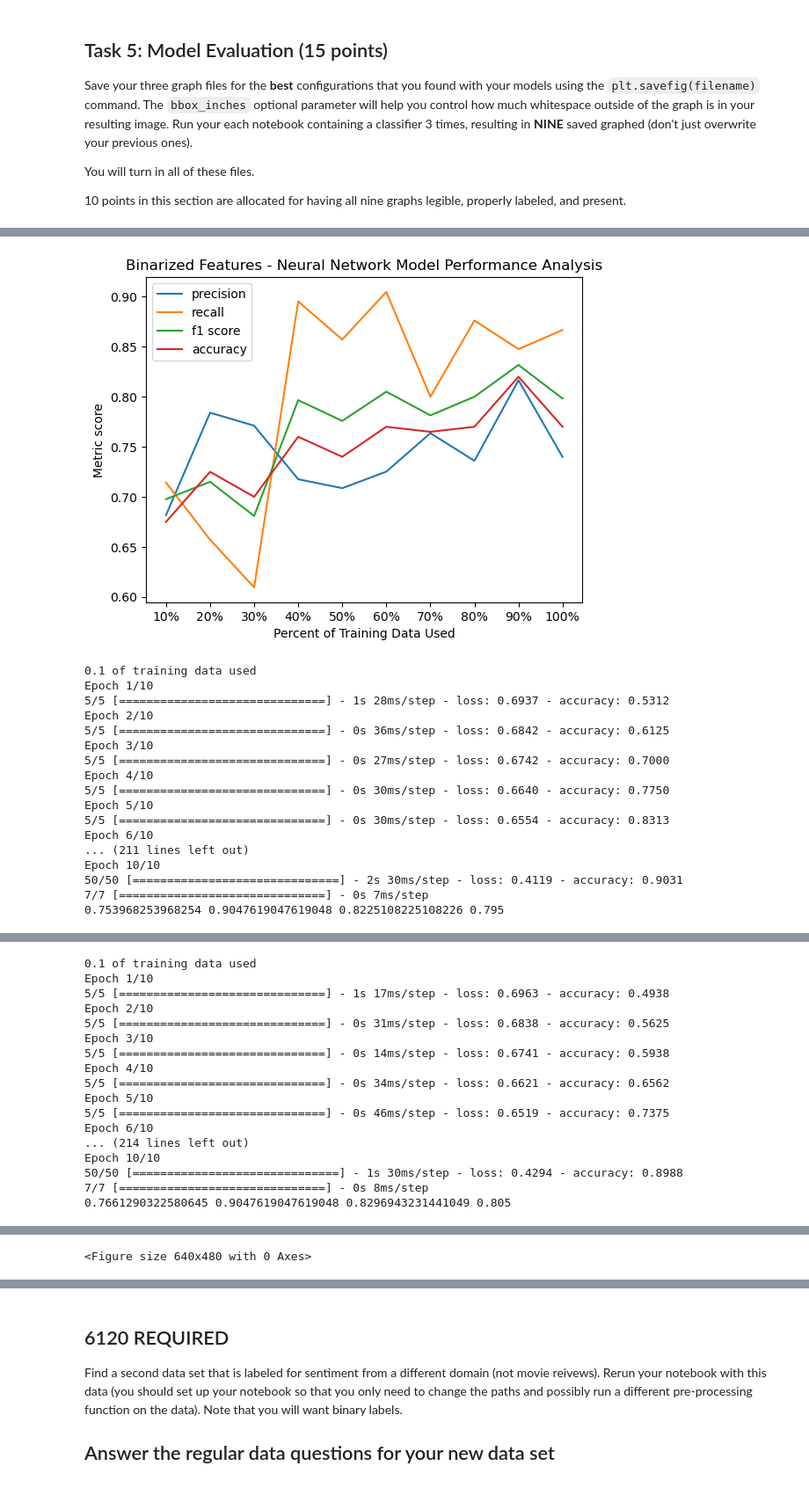
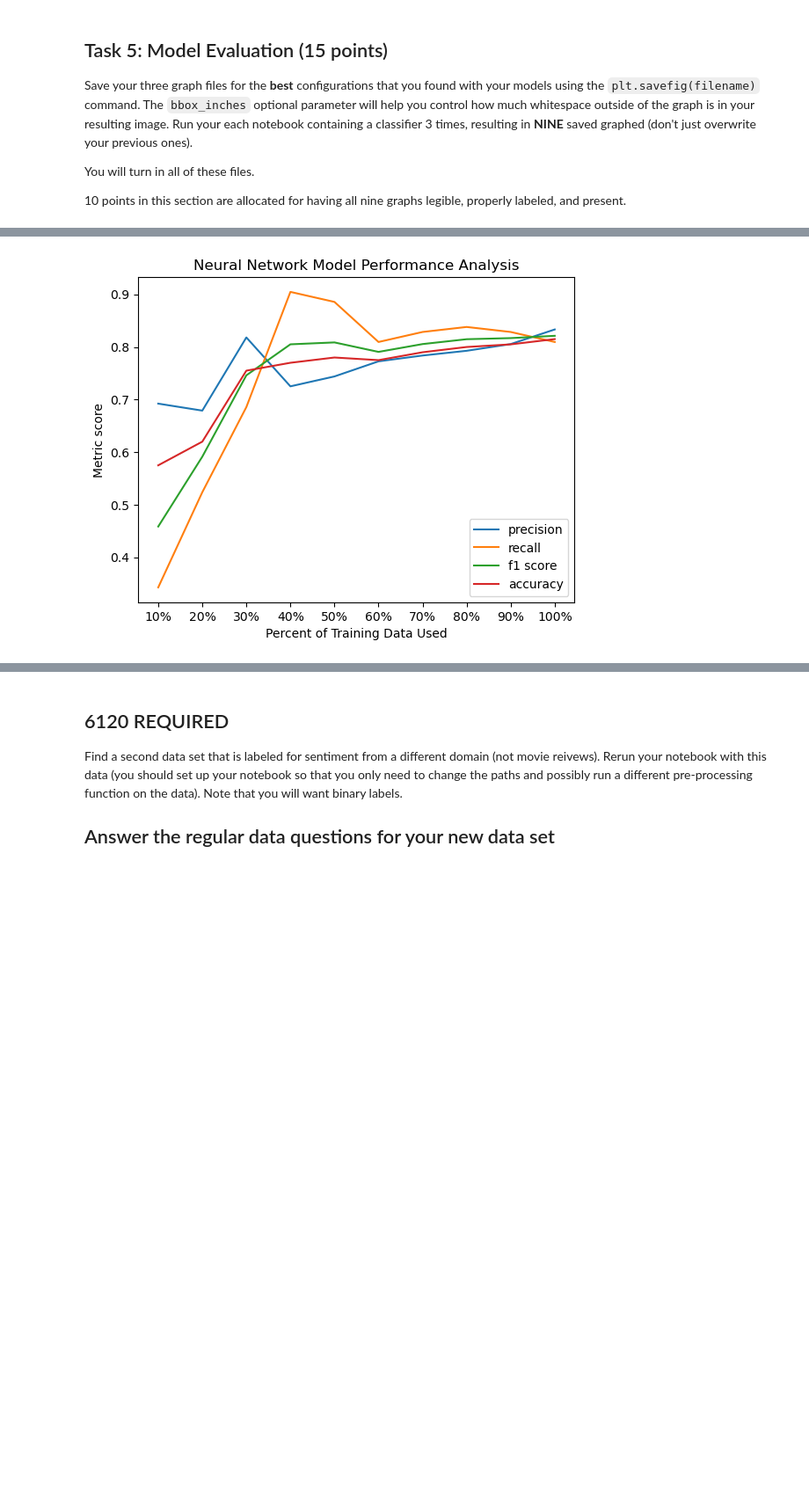
Before and after one commit to gellerjulia/CS4120_Homework4_Sentiment_Analysis, a Jupyter notebook: sentiment_task015.ipynb, the cells around one changed output, grey strips where cells are left out. Shown: that part at 88% size. Drawn from its saved outputs; the diff is of its cells as text; code cells hidden in the pictures; blank space fills up the shorter version.

```diff
--- a/sentiment_task015.ipynb
+++ b/sentiment_task015.ipynb
@@ -403,7 +315,7 @@ sutils.create_training_graph(sutils.log_reg_metrics, log_reg_train_feats, log_re
 nn_train_feats = [(x, y) for x,y in zip(X_train_CV_binary, y_train)]
 nn_dev_feats = [(x, y) for x,y in zip(X_dev_CV_binary, y_dev)]
 
-sutils.create_training_graph(sutils.neural_net_metrics, nn_train_feats, nn_dev_feats, 'Binarized Features - Neural Network', 'Neural_Network_Final_1', num_epochs=10, verbose=True)
-sutils.create_training_graph(sutils.neural_net_metrics, nn_train_feats, nn_dev_feats, 'Binarized Features - Neural Network', 'Neural_Network_Final_2', num_epochs=10, verbose=True)
-sutils.create_training_graph(sutils.neural_net_metrics, nn_train_feats, nn_dev_feats, 'Binarized Features - Neural Network', 'Neural_Network_Final_3', num_epochs=10, verbose=True)
+sutils.create_training_graph(sutils.neural_net_metrics, nn_train_feats, nn_dev_feats, 'Neural Network', 'Neural_Network_Final_1.png', num_epochs=10, verbose=True, neural_net_verbose=False)
+sutils.create_training_graph(sutils.neural_net_metrics, nn_train_feats, nn_dev_feats, 'Neural Network', 'Neural_Network_Final_2.png', num_epochs=10, neural_net_verbose=False)
+sutils.create_training_graph(sutils.neural_net_metrics, nn_train_feats, nn_dev_feats, 'Neural Network', 'Neural_Network_Final_3.png', num_epochs=10, neural_net_verbose=False)
 # %% [output]
@@ -427,18 +339 @@ Epoch 10/10
-[figure, old version]
+[figure, new version]
-0.1 of training data used
-Epoch 1/10
-5/5 [==============================] - 1s 28ms/step - loss: 0.6937 - accuracy: 0.5312
-Epoch 2/10
-5/5 [==============================] - 0s 36ms/step - loss: 0.6842 - accuracy: 0.6125
-Epoch 3/10
-5/5 [==============================] - 0s 27ms/step - loss: 0.6742 - accuracy: 0.7000
-Epoch 4/10
-5/5 [==============================] - 0s 30ms/step - loss: 0.6640 - accuracy: 0.7750
-Epoch 5/10
-5/5 [==============================] - 0s 30ms/step - loss: 0.6554 - accuracy: 0.8313
-Epoch 6/10
-... (211 lines left out)
-Epoch 10/10
-50/50 [==============================] - 2s 30ms/step - loss: 0.4119 - accuracy: 0.9031
-7/7 [==============================] - 0s 7ms/step
-0.753968253968254 0.9047619047619048 0.8225108225108226 0.795
@@ -446,17 +340,0 @@ Epoch 10/10
-0.1 of training data used
-Epoch 1/10
-5/5 [==============================] - 1s 17ms/step - loss: 0.6963 - accuracy: 0.4938
-Epoch 2/10
-5/5 [==============================] - 0s 31ms/step - loss: 0.6838 - accuracy: 0.5625
-Epoch 3/10
-5/5 [==============================] - 0s 14ms/step - loss: 0.6741 - accuracy: 0.5938
-Epoch 4/10
-5/5 [==============================] - 0s 34ms/step - loss: 0.6621 - accuracy: 0.6562
-Epoch 5/10
-5/5 [==============================] - 0s 46ms/step - loss: 0.6519 - accuracy: 0.7375
-Epoch 6/10
-... (214 lines left out)
-Epoch 10/10
-50/50 [==============================] - 1s 30ms/step - loss: 0.4294 - accuracy: 0.8988
-7/7 [==============================] - 0s 8ms/step
-0.7661290322580645 0.9047619047619048 0.8296943231441049 0.805
@@ -464,4 +342,3 @@ Epoch 10/10
-<Figure size 640x480 with 0 Axes>
 # %%
 # Finding F1 scores with only 10% of data
 
```
Also changed, not shown: parts of 6 cells of this notebook, 28 other files.
